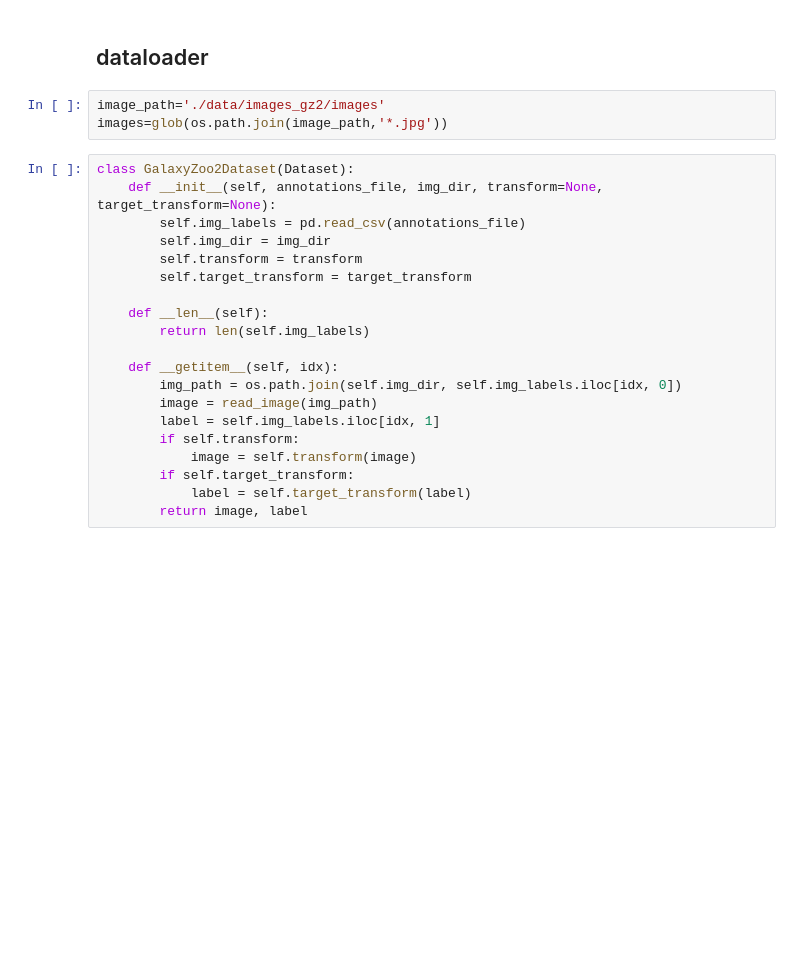
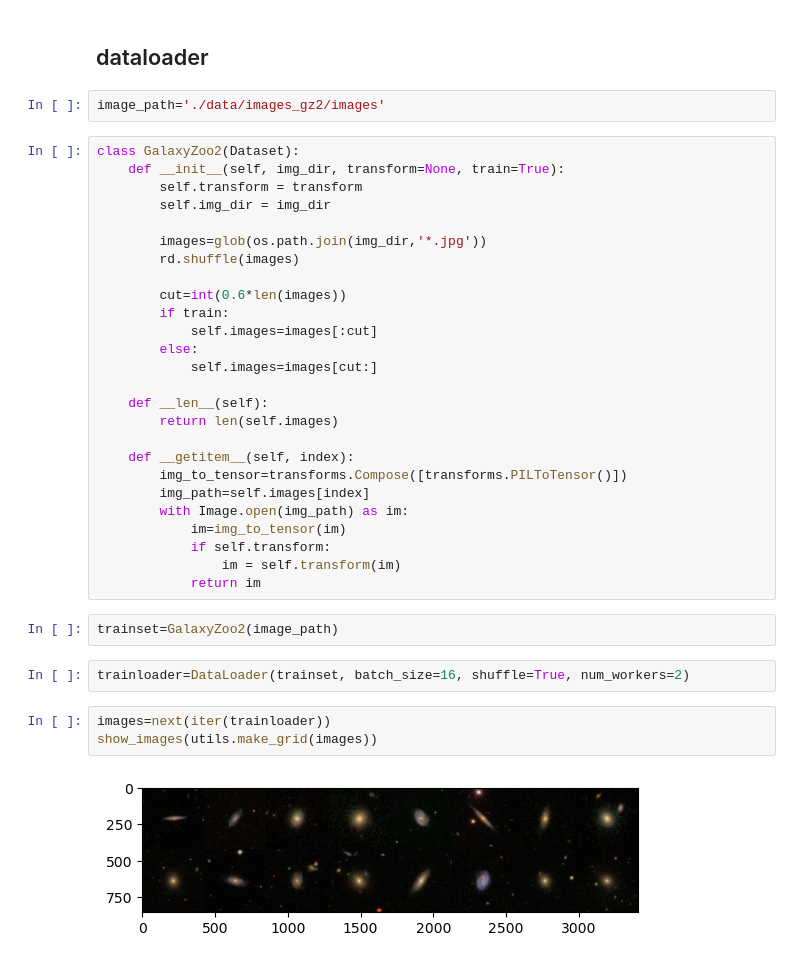
Before and after one commit to sirius59/project-dl, a Jupyter notebook: main.ipynb, the cells around one changed output. Saved outputs shown, nothing was run; the diff lists cells and outputs as text; blank space fills up the shorter version.

Commit message:
made a dataloader and ploted images

```diff
--- a/main.ipynb
+++ b/main.ipynb
@@ -25,24 +27,38 @@ RetrieveData(DataURL)
 ## dataloader
 # %%
 image_path='./data/images_gz2/images'
-images=glob(os.path.join(image_path,'*.jpg'))
-# %%
-class GalaxyZoo2Dataset(Dataset):
-    def __init__(self, annotations_file, img_dir, transform=None, target_transform=None):
-        self.img_labels = pd.read_csv(annotations_file)
-        self.img_dir = img_dir
-        self.transform = transform
-        self.target_transform = target_transform
-
-    def __len__(self):
-        return len(self.img_labels)
-
-    def __getitem__(self, idx):
-        img_path = os.path.join(self.img_dir, self.img_labels.iloc[idx, 0])
-        image = read_image(img_path)
-        label = self.img_labels.iloc[idx, 1]
-        if self.transform:
-            image = self.transform(image)
-        if self.target_transform:
-            label = self.target_transform(label)
-        return image, label
+# %%
+class GalaxyZoo2(Dataset):
+	def __init__(self, img_dir, transform=None, train=True):
+		self.transform = transform
+		self.img_dir = img_dir
+
+		images=glob(os.path.join(img_dir,'*.jpg'))
+		rd.shuffle(images)
+
+		cut=int(0.6*len(images))
+		if train:
+			self.images=images[:cut]
+		else:
+			self.images=images[cut:]
+
+	def __len__(self):
+		return len(self.images)
+
+	def __getitem__(self, index):
+		img_to_tensor=transforms.Compose([transforms.PILToTensor()])
+		img_path=self.images[index]
+		with Image.open(img_path) as im:
+			im=img_to_tensor(im)
+			if self.transform:
+				im = self.transform(im)
+			return im
+# %%
+trainset=GalaxyZoo2(image_path)
+# %%
+trainloader=DataLoader(trainset, batch_size=16, shuffle=True, num_workers=2)
+# %%
+images=next(iter(trainloader))
+show_images(utils.make_grid(images))
+# %% [output]
+[figure, added]
```
Also changed, not shown: parts of 1 cell of this notebook, 1 other file.
